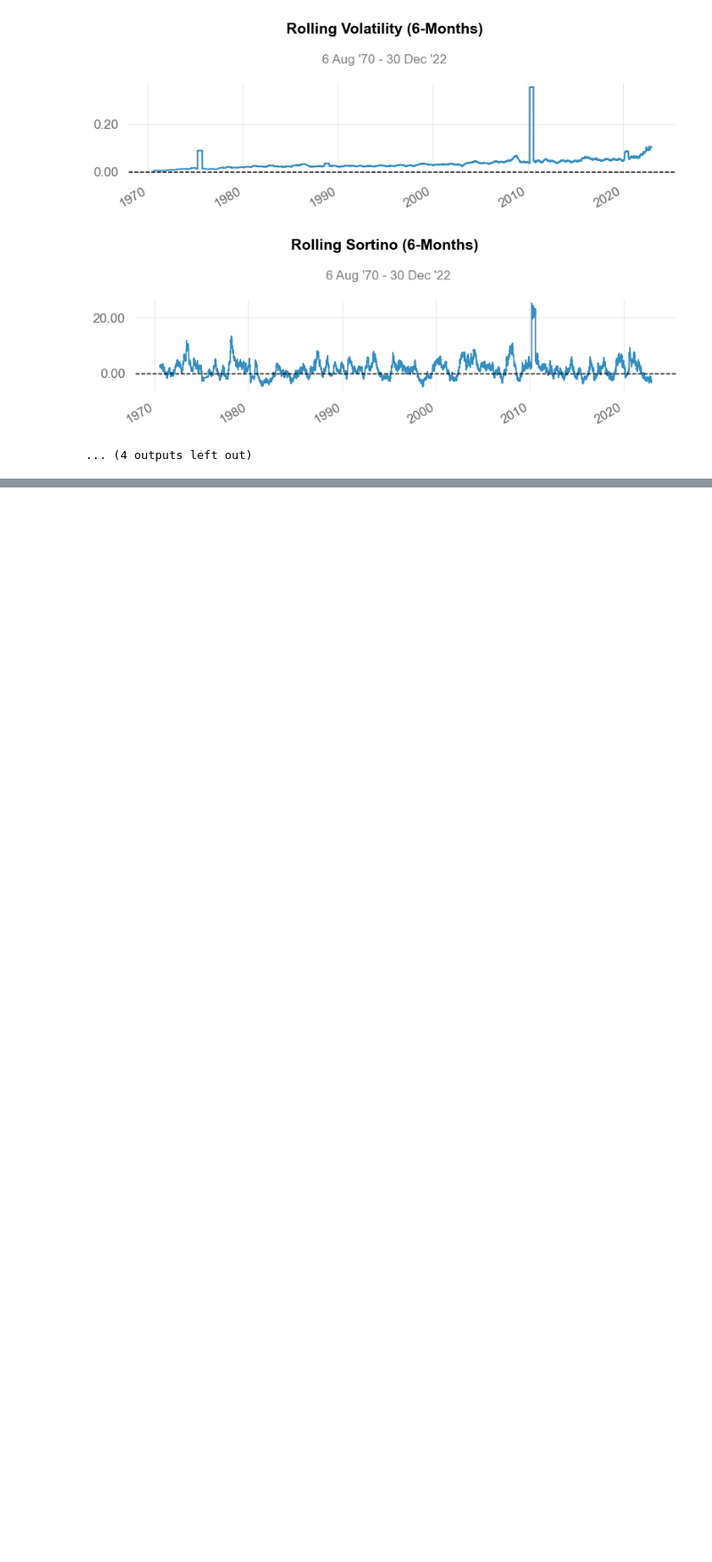
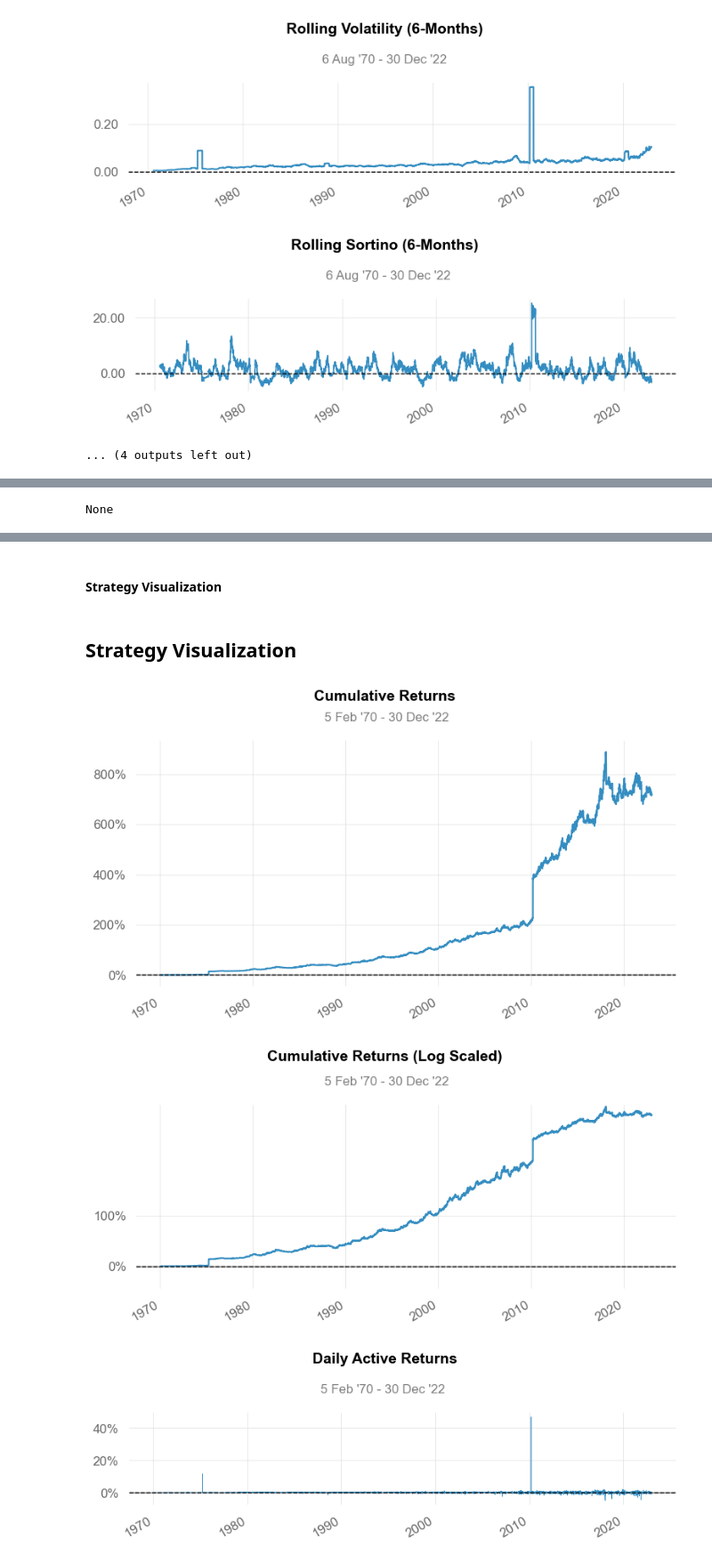
Before and after one commit to Didarul-Azam/almanac, a Jupyter notebook: almanac/strategy/Niloy.ipynb, the cells around one changed output, grey strips where cells are left out. Shown at 89% size. Drawn from its saved outputs; the diff is of its cells as text; code cells hidden in the pictures; blank space fills up the shorter version.

Commit message:
strategy 13

```diff
--- a/almanac/strategy/Niloy.ipynb
+++ b/almanac/strategy/Niloy.ipynb
@@ -118,0 +184,3 @@ Strategy Visualization
+# %%
+qs.reports.full(precost_returns=pre_cost_portfolio_returns,postcost_returns= post_cost_portfoilio_returns)
+# %% [output]
@@ -118,0 +205 @@ Strategy Visualization
+None
@@ -118,0 +213,5 @@ Strategy Visualization
+Strategy Visualization
+Strategy Visualization
+[figure, added]
+[figure, added]
+[figure, added]
```
Also changed, not shown: parts of 5 cells of this notebook, 4 other files.
